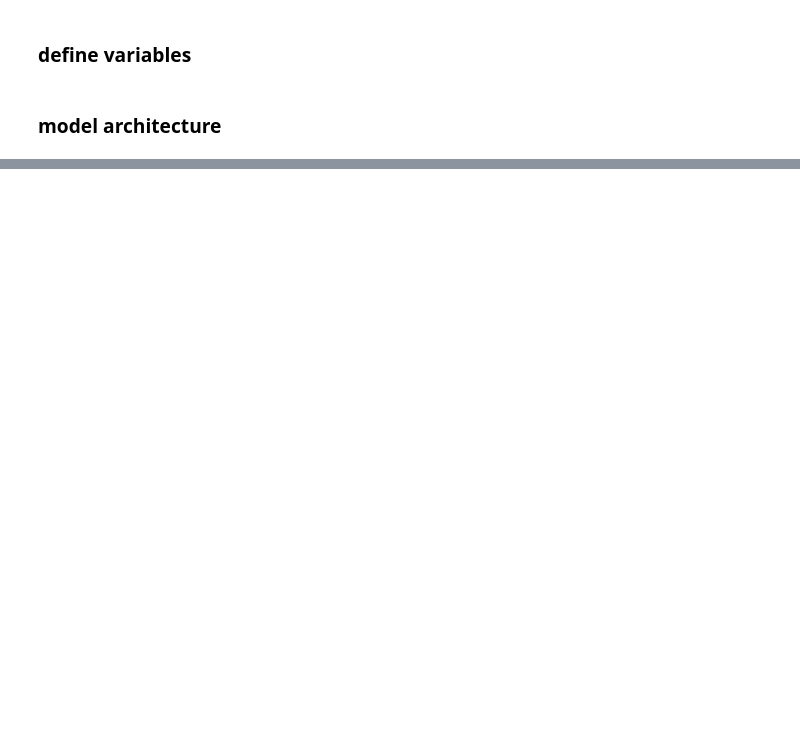
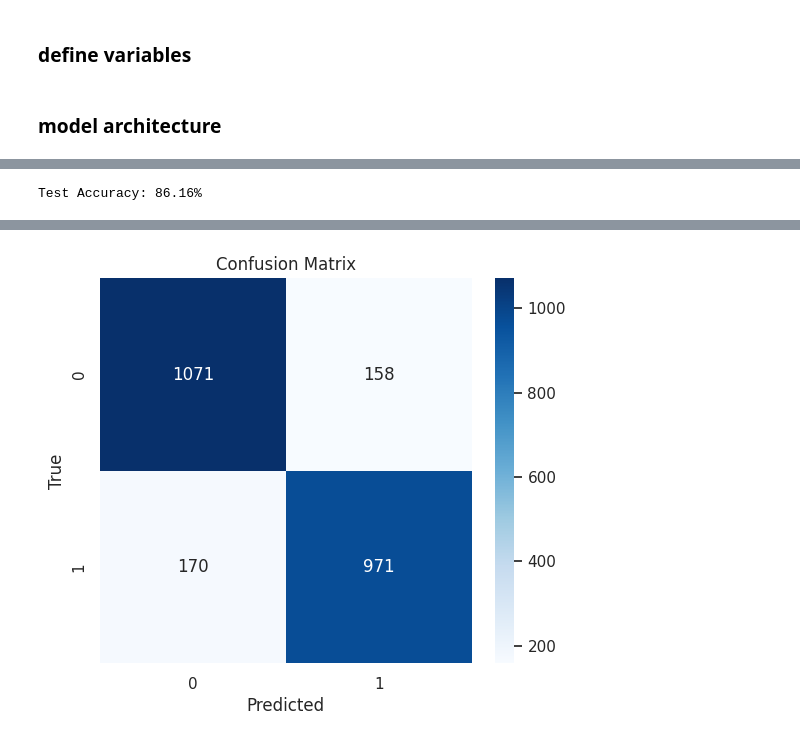
Before and after one commit to Ammar-creator-cmd/DataVisualization, a Jupyter notebook: GenderPrediction.ipynb, the cells around one changed output, grey strips where cells are left out. Cells and saved outputs as stored; diff of their text form; code cells hidden in the pictures; blank space fills up the shorter version.

```diff
--- a/GenderPrediction.ipynb
+++ b/GenderPrediction.ipynb
@@ -147,7 +147,7 @@ for i in range(5):
 ### define variables
 # %%
 input_shape = train_images.shape[1:] # define the input shape for the neural netwrok (shape of each image).
-n_epochs = 25 # define the num. of training epochs,
+n_epochs = 1 # define the num. of training epochs,
 batch_size = 64 #set the batch size for training
 # %% [markdown]
 ### model architecture
@@ -153,0 +236,6 @@ batch_size = 64 #set the batch size for training
+# %%
+#fit the model to the training data
+history = model.fit(train_images, train_labels, #training data and labels
+                    epochs = n_epochs, #number of training epochs
+                    batch_size = batch_size, #batch size for training
+                    validation_data = (val_images, val_labels)) #validation for data and labels
@@ -153,0 +244,34 @@ batch_size = 64 #set the batch size for training
+# %%
+#evaluate the model on testing data
+test_loss, test_accuracy = model.evaluate(test_images, test_labels, verbose = 0)
+print(f"Test Accuracy: {test_accuracy * 100:.2f}%") # .2f means 2 decimals
+# %% [output]
+Test Accuracy: 86.16%
+# %%
+#import necessary libraries
+from sklearn.metrics import confusion_matrix
+import seaborn as sns
+import matplotlib.pyplot as plt
+import numpy as np
+
+#generate predictions from the model
+predictions = model.predict(test_images).flatten()
+label_true = test_labels
+
+#convert predicted probabilites to binary predictions (True/False)
+label_pred = np.round(predictions)
+#create a confusion matrix to visualize model performance
+cm = confusion_matrix(label_true, label_pred)
+
+#setup the figure for visualuzation
+plt.figure(figsize = (6, 5))
+
+# Create a heatmap of the confusion matrix with annotations
+sns.heatmap(cm, annot=True, fmt="d", cmap="Blues")
+# Label the axes and set the title
+plt.xlabel("Predicted")
+plt.ylabel("True")
+plt.title("Confusion Matrix")
+# Show the visualization
+plt.show()
+# %% [output]
@@ -153,0 +279 @@ batch_size = 64 #set the batch size for training
+[figure, added]
```
Also changed, not shown: parts of 10 cells of this notebook.
